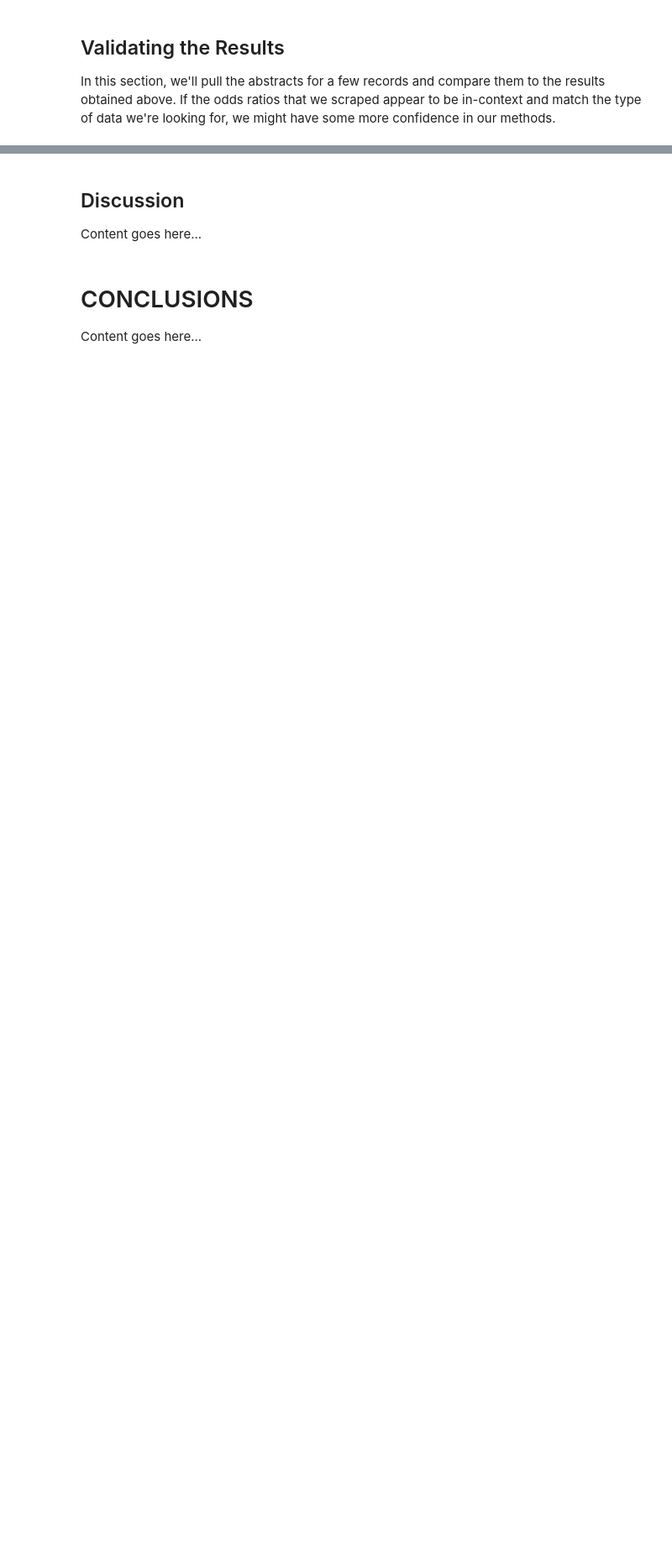
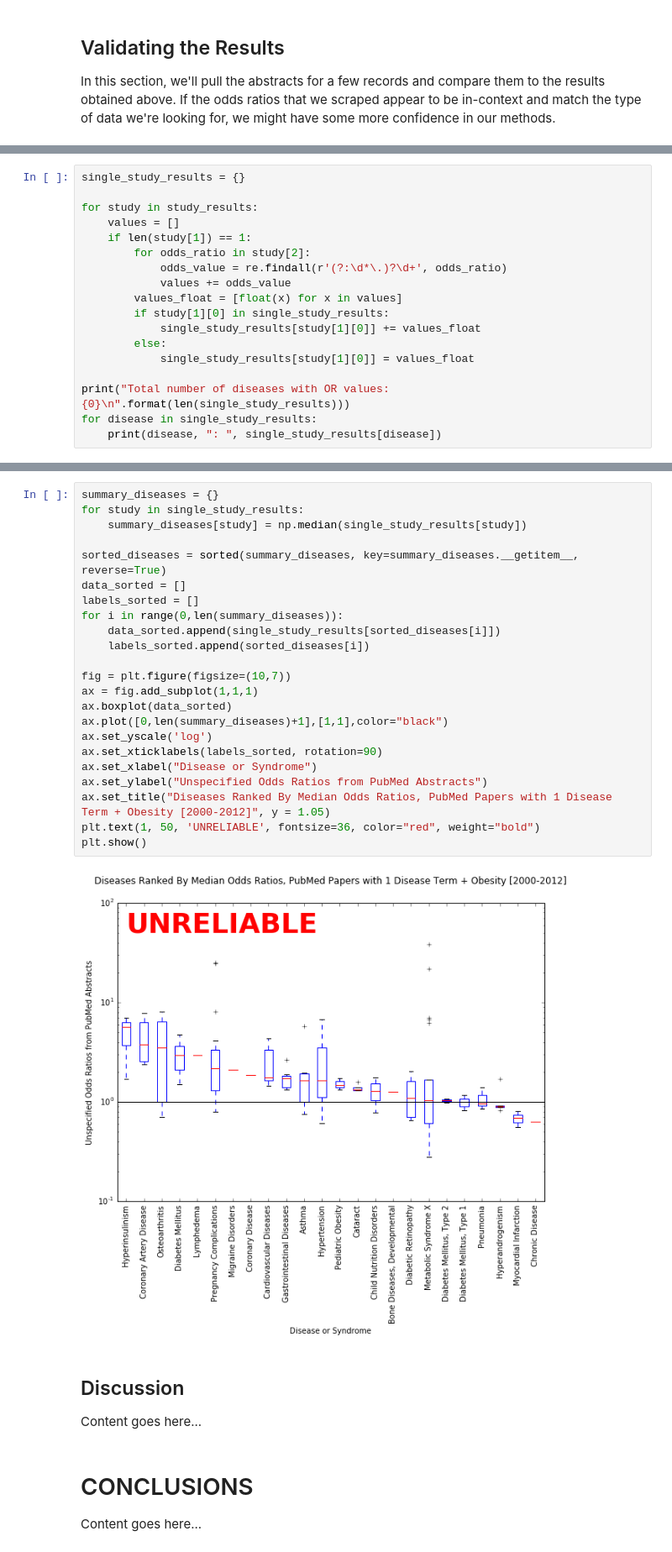
Before and after one commit to brianlevay/data_science, a Jupyter notebook: obesity_comorbid/obesity_comorbid.ipynb, the cells around one changed output, grey strips where cells are left out. Shown: that part at 84% size. Drawn from its saved outputs; the diff is of its cells as text; blank space fills up the shorter version.

```diff
--- a/obesity_comorbid/obesity_comorbid.ipynb
+++ b/obesity_comorbid/obesity_comorbid.ipynb
@@ -575,0 +653,18 @@ Content goes here...
+# %%
+single_study_results = {}
+
+for study in study_results:
+    values = []
+    if len(study[1]) == 1:
+        for odds_ratio in study[2]:
+            odds_value = re.findall(r'(?:\d*\.)?\d+', odds_ratio)
+            values += odds_value
+        values_float = [float(x) for x in values]
+        if study[1][0] in single_study_results:
+            single_study_results[study[1][0]] += values_float
+        else:
+            single_study_results[study[1][0]] = values_float
+
+print("Total number of diseases with OR values: {0}\n".format(len(single_study_results)))
+for disease in single_study_results:
+    print(disease, ": ", single_study_results[disease])
@@ -576,3 +695,28 @@ Content goes here...
+# %%
+summary_diseases = {}
+for study in single_study_results:
+    summary_diseases[study] = np.median(single_study_results[study])
+
+sorted_diseases = sorted(summary_diseases, key=summary_diseases.__getitem__, reverse=True)
+data_sorted = []
+labels_sorted = []
+for i in range(0,len(summary_diseases)):
+    data_sorted.append(single_study_results[sorted_diseases[i]])
+    labels_sorted.append(sorted_diseases[i])
+
+fig = plt.figure(figsize=(10,7))
+ax = fig.add_subplot(1,1,1)
+ax.boxplot(data_sorted)
+ax.plot([0,len(summary_diseases)+1],[1,1],color="black")
+ax.set_yscale('log')
+ax.set_xticklabels(labels_sorted, rotation=90)
+ax.set_xlabel("Disease or Syndrome")
+ax.set_ylabel("Unspecified Odds Ratios from PubMed Abstracts")
+ax.set_title("Diseases Ranked By Median Odds Ratios, PubMed Papers with 1 Disease Term + Obesity [2000-2012]", y = 1.05)
+plt.text(1, 50, 'UNRELIABLE', fontsize=36, color="red", weight="bold")
+plt.show()
+# %% [output]
+[figure, added]
 # %% [markdown]
 ## Discussion
 
```
Also changed, not shown: parts of 14 cells of this notebook, 1 other file.
